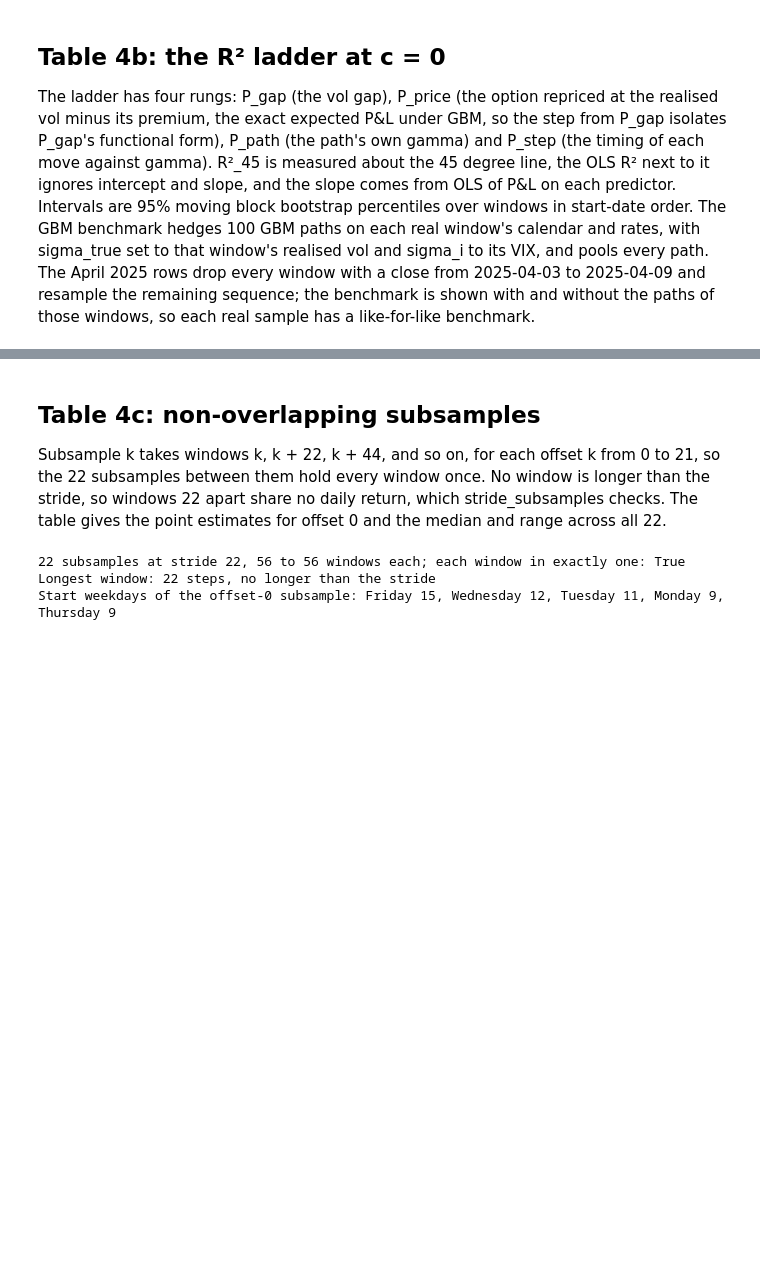
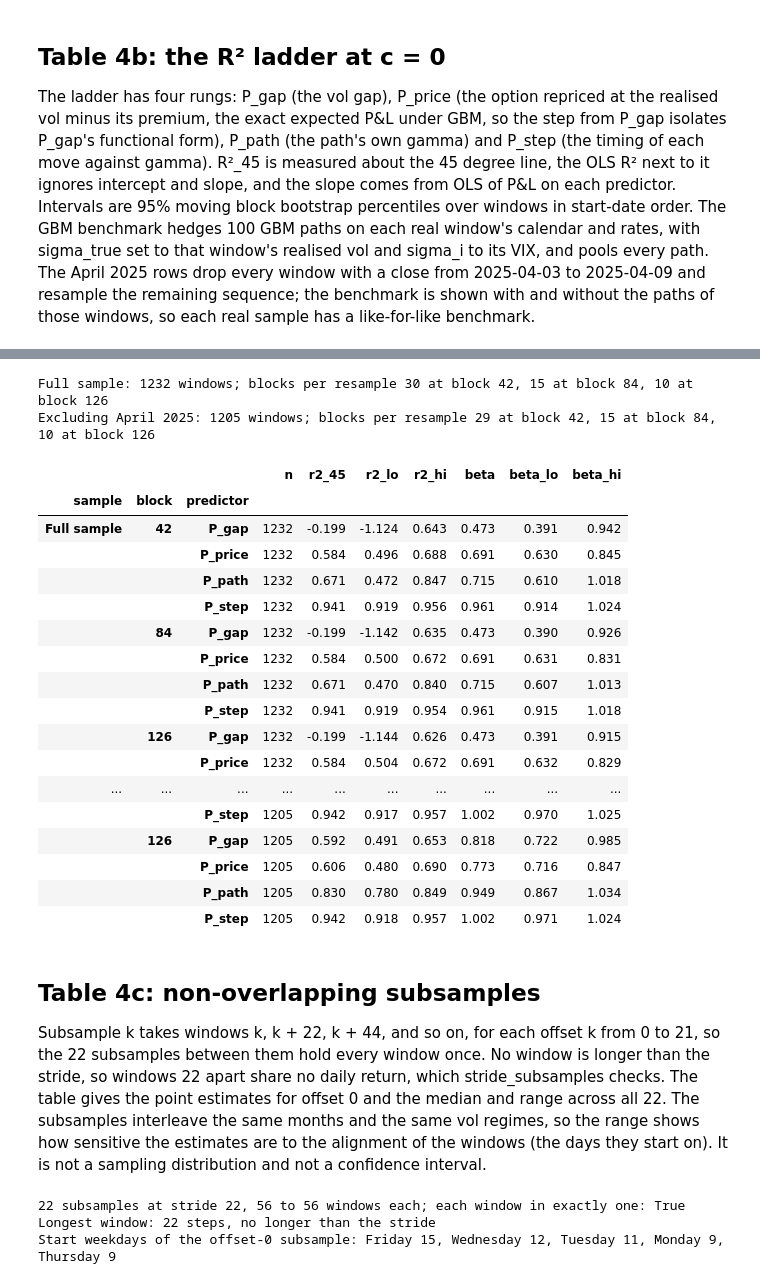
Before and after one commit to yogi-agarwal/vol-surface-delta-hedging, a Jupyter notebook: notebooks/analysis.ipynb, the cells around one changed output, grey strips where cells are left out. Drawn from its saved outputs; the diff is of its cells as text; code cells hidden in the pictures; blank space fills up the shorter version.

```diff
--- a/notebooks/analysis.ipynb
+++ b/notebooks/analysis.ipynb
@@ -194,6 +198,53 @@ April 2025 exclusion: 27 windows removed (starts 2025-03-04 to 2025-04-09), 1205
+# %%
+blocks = (BLOCK, *BLOCKS_SENSITIVITY)
+samples_1 = {"Full sample": np.ones(win.starts.size, dtype=bool), "Excluding April 2025": keep}
+boot_blocks = {
+    (sample, block): hg.block_bootstrap_indices(int(rows.sum()), block, N_RESAMPLES, SEED_BOOT)
+    for sample, rows in samples_1.items()
+    for block in blocks
+}
+# Block 42 reproduces the Table 4b resamples exactly.
+assert np.array_equal(boot_blocks[("Full sample", BLOCK)], boot_full)
+assert np.array_equal(boot_blocks[("Excluding April 2025", BLOCK)], boot_keep)
+for sample, rows in samples_1.items():
+    print(f"{sample}: {rows.sum()} windows; blocks per resample "
+          + ", ".join(f"{-(-int(rows.sum()) // block)} at block {block}" for block in blocks))
+
+res_1 = results[(1, 0)]
+table_4b_blocks = pd.concat(
+    {
+        (sample, block): hg.r2_ladder(res_1.pnl[rows], predictors(res_1, rows), boot_blocks[(sample, block)])
+        for sample, rows in samples_1.items()
+        for block in blocks
+    },
+    names=["sample", "block", "predictor"],
+)[["n", "r2_45", "r2_lo", "r2_hi", "beta", "beta_lo", "beta_hi"]]
+with pd.option_context("display.max_rows", 100, "display.float_format", "{:.3f}".format):
+    display(table_4b_blocks)
+# %% [output]
+Full sample: 1232 windows; blocks per resample 30 at block 42, 15 at block 84, 10 at block 126
+Excluding April 2025: 1205 windows; blocks per resample 29 at block 42, 15 at block 84, 10 at block 126
+|  |  |  | n | r2_45 | r2_lo | r2_hi | beta | beta_lo | beta_hi |
+| sample | block | predictor |  |  |  |  |  |  |  |
+| Full sample | 42 | P_gap | 1232 | -0.199 | -1.124 | 0.643 | 0.473 | 0.391 | 0.942 |
+|  |  | P_price | 1232 | 0.584 | 0.496 | 0.688 | 0.691 | 0.630 | 0.845 |
+|  |  | P_path | 1232 | 0.671 | 0.472 | 0.847 | 0.715 | 0.610 | 1.018 |
+|  |  | P_step | 1232 | 0.941 | 0.919 | 0.956 | 0.961 | 0.914 | 1.024 |
+|  | 84 | P_gap | 1232 | -0.199 | -1.142 | 0.635 | 0.473 | 0.390 | 0.926 |
+|  |  | P_price | 1232 | 0.584 | 0.500 | 0.672 | 0.691 | 0.631 | 0.831 |
+|  |  | P_path | 1232 | 0.671 | 0.470 | 0.840 | 0.715 | 0.607 | 1.013 |
+|  |  | P_step | 1232 | 0.941 | 0.919 | 0.954 | 0.961 | 0.915 | 1.018 |
+|  | 126 | P_gap | 1232 | -0.199 | -1.144 | 0.626 | 0.473 | 0.391 | 0.915 |
+|  |  | P_price | 1232 | 0.584 | 0.504 | 0.672 | 0.691 | 0.632 | 0.829 |
+| ... | ... | ... | ... | ... | ... | ... | ... | ... | ... |
+|  |  | P_step | 1205 | 0.942 | 0.917 | 0.957 | 1.002 | 0.970 | 1.025 |
+|  | 126 | P_gap | 1205 | 0.592 | 0.491 | 0.653 | 0.818 | 0.722 | 0.985 |
+|  |  | P_price | 1205 | 0.606 | 0.480 | 0.690 | 0.773 | 0.716 | 0.847 |
+|  |  | P_path | 1205 | 0.830 | 0.780 | 0.849 | 0.949 | 0.867 | 1.034 |
+|  |  | P_step | 1205 | 0.942 | 0.918 | 0.957 | 1.002 | 0.971 | 1.024 |
 # %% [markdown]
 ## Table 4c: non-overlapping subsamples
-Subsample k takes windows k, k + 22, k + 44, and so on, for each offset k from 0 to 21, so the 22 subsamples between them hold every window once. No window is longer than the stride, so windows 22 apart share no daily return, which stride_subsamples checks. The table gives the point estimates for offset 0 and the median and range across all 22.
+Subsample k takes windows k, k + 22, k + 44, and so on, for each offset k from 0 to 21, so the 22 subsamples between them hold every window once. No window is longer than the stride, so windows 22 apart share no daily return, which stride_subsamples checks. The table gives the point estimates for offset 0 and the median and range across all 22. The subsamples interleave the same months and the same vol regimes, so the range shows how sensitive the estimates are to the alignment of the windows (the days they start on). It is not a sampling distribution and not a confidence interval.
 # %%
 subsamples = hg.stride_subsamples(win.starts, win.ends, STRIDE)  # raises if any two windows share a return
 sizes = [sub.size for sub in subsamples]
```
Also changed, not shown: parts of 7 cells of this notebook, 2 other files.
